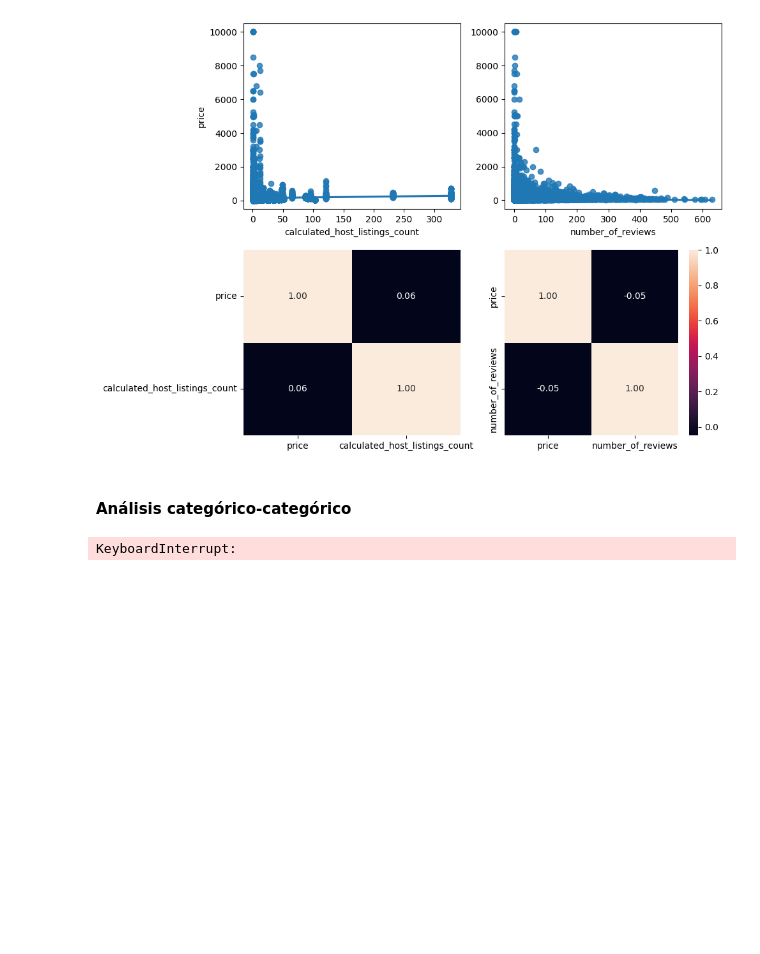
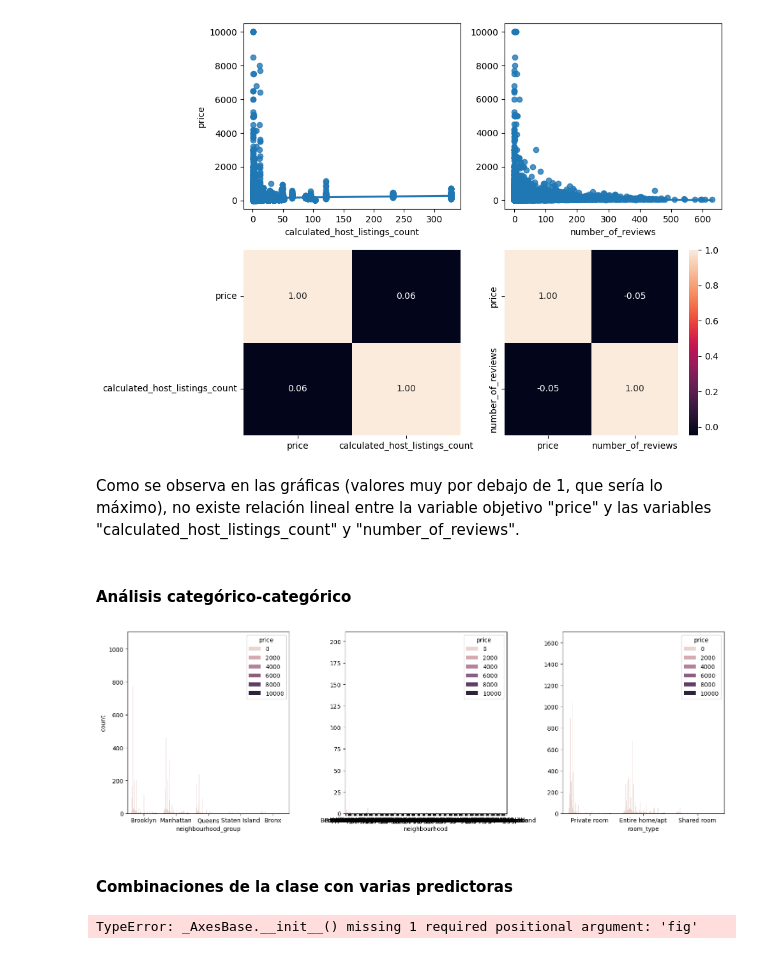
Before and after one commit to 4GeeksAcademy/machine-learning-python-template_ds_13_david_2, a Jupyter notebook: src/explore.ipynb, the cells around one changed output. Saved outputs shown, nothing was run; the diff lists cells and outputs as text; code cells hidden in the pictures; blank space fills up the shorter version.

```diff
--- a/src/explore.ipynb
+++ b/src/explore.ipynb
@@ -171,19 +173,33 @@ plt.tight_layout()
 plt.show()
 # %% [output]
 [figure]
+# %% [markdown]
+Como se observa en las gráficas (valores muy por debajo de 1, que sería lo máximo), no existe relación lineal entre la variable objetivo "price" y las variables "calculated_host_listings_count" y "number_of_reviews".
 # %% [markdown]
 #### Análisis categórico-categórico
 # %%
-fig, axis = plt.subplots(1, 3, figsize = (15, 7))
+fig, axis = plt.subplots(1, 3, figsize = (15, 5))
 
 sns.countplot(ax = axis[0], data = data_airbnb, x = "neighbourhood_group", hue = "price")
 sns.countplot(ax = axis[1], data = data_airbnb, x = "neighbourhood", hue = "price").set(ylabel = None)
 sns.countplot(ax = axis[2], data = data_airbnb, x = "room_type", hue = "price").set(ylabel = None)
 
 
 plt.tight_layout()
 
 
 plt.show()
 # %% [output]
-KeyboardInterrupt:
+[figure, added]
+# %% [markdown]
+#### Combinaciones de la clase con varias predictoras
+# %%
+fig, axis = plt.Subplot(figsize = (10,5), ncols = 2)
+
+sns.barplot(ax = axis[0], data = data_airbnb, x = "neighbourhood_group", y = "room_type", hue = "price")
+
+plt.tight_layout()
+
+plt.show()
+# %% [output]
+TypeError: _AxesBase.__init__() missing 1 required positional argument: 'fig'
```
Also changed, not shown: parts of 2 cells of this notebook.
